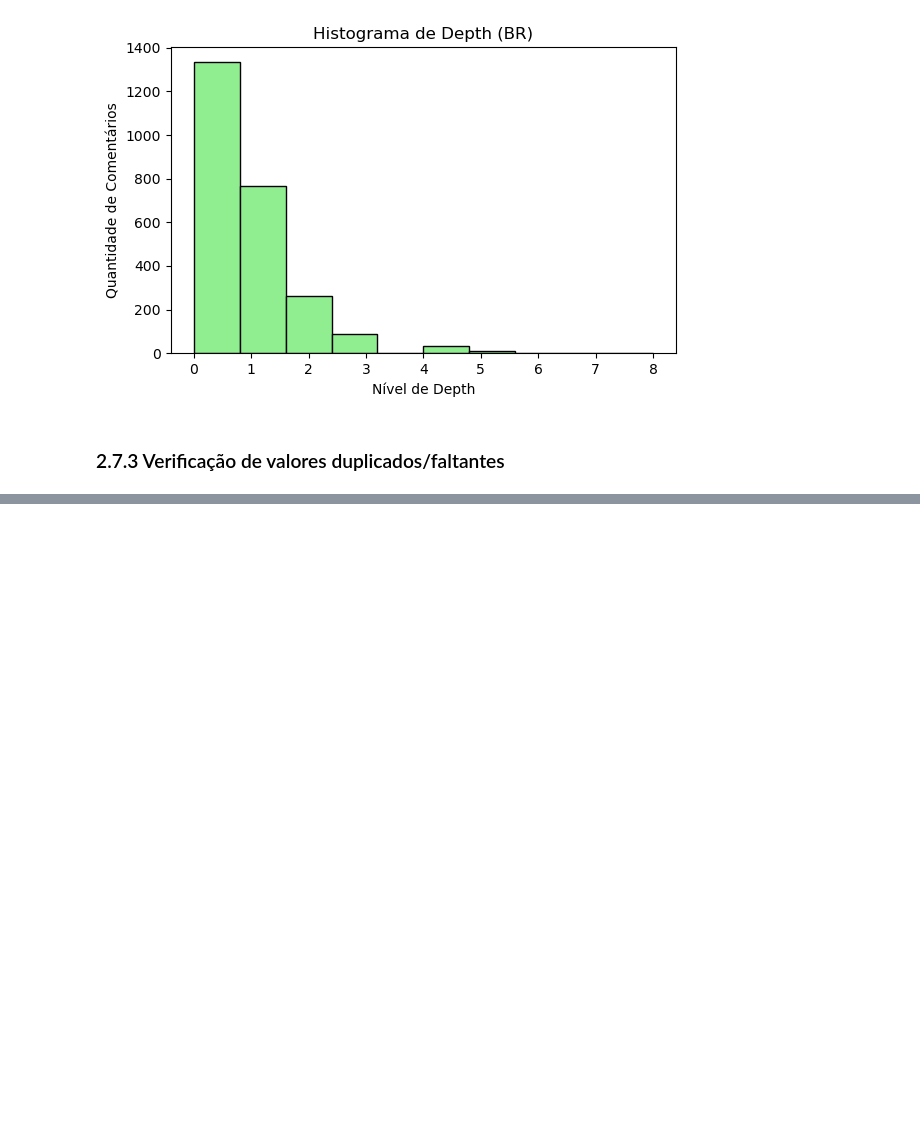
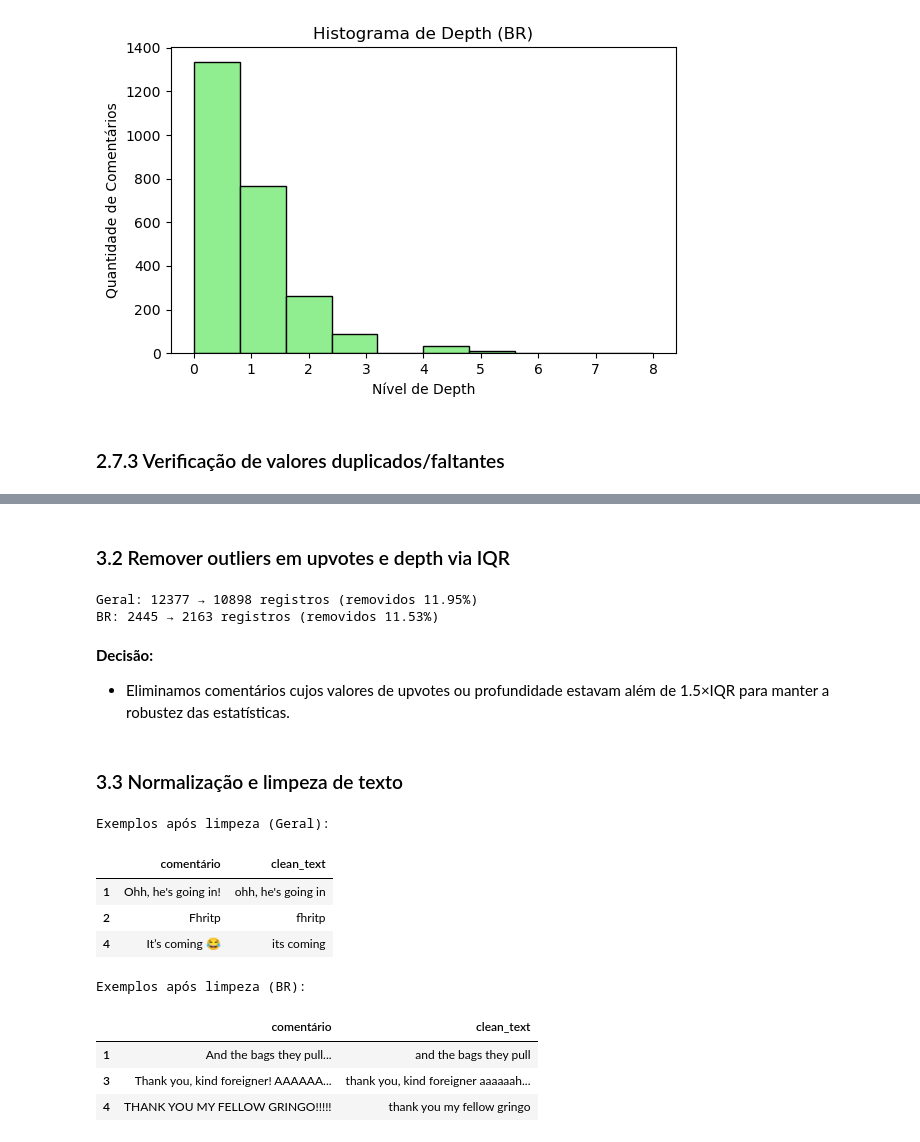
Before and after one commit to lucashsnery/Projeto-ICD, a Jupyter notebook: relatorio.ipynb, the cells around one changed output, grey strips where cells are left out. Saved outputs shown, nothing was run; the diff lists cells and outputs as text; code cells hidden in the pictures; blank space fills up the shorter version.

```diff
--- a/relatorio.ipynb
+++ b/relatorio.ipynb
@@ -228,0 +286,79 @@ Comentários sem autor: (BR): 68 de 2498 (2.7%)
+# %% [markdown]
+### 3.2 Remover outliers em upvotes e depth via IQR
+# %%
+for df in (df_all, df_br):
+    df.dropna(subset=['upvotes','depth'], inplace=True)
+
+
+def remove_outliers_iqr(df, col):
+    Q1 = df[col].quantile(0.25)
+    Q3 = df[col].quantile(0.75)
+    IQR = Q3 - Q1
+    low, high = Q1 - 1.5 * IQR, Q3 + 1.5 * IQR
+    return df[(df[col] >= low) & (df[col] <= high)]
+
+for name, df in [('Geral', df_all), ('BR', df_br)]:
+    before = len(df)
+    df_clean = remove_outliers_iqr(df, 'upvotes')
+    df_clean = remove_outliers_iqr(df_clean, 'depth')
+    after = len(df_clean)
+    print(f"{name}: {before} → {after} registros (removidos {(before-after)/before*100:.2f}%)")
+
+    if name == 'Geral':
+        df_all = df_clean.copy()
+    else:
+        df_br = df_clean.copy()
+# %% [output]
+Geral: 12377 → 10898 registros (removidos 11.95%)
+BR: 2445 → 2163 registros (removidos 11.53%)
+# %% [markdown]
+**Decisão:**
+- Eliminamos comentários cujos valores de upvotes ou profundidade estavam além de 1.5×IQR para manter a robustez das estatísticas.
+# %% [markdown]
+### 3.3 Normalização e limpeza de texto
+# %%
+stop_en = set(stopwords.words('english'))
+stop_pt = set(stopwords.words('portuguese'))
+combined_sw = stop_en.union(stop_pt)  # Alteração: usar conjunto combinado para df_all
+
+
+def clean_text(text):
+    # 1) lowercase
+    text = text.lower()
+    # 2) normalizar/remover acentos
+    text = unicodedata.normalize('NFKD', text) \
+                      .encode('ascii', 'ignore') \
+                      .decode('utf-8')
+    # 3) remover URLs, @menções e #hashtags
+    text = re.sub(r'http\S+|@\w+|#\w+', ' ', text)
+    # 4) remover links de GIFs
+    text = re.sub(r'\b\S+\.gif(?:\?\S*)?$', ' ', text)
+    # 5) remover emojis Unicode
+    text = re.sub(r'\p{Emoji_Presentation}', '', text)
+    # 6) remover exclamações e interrogações
+    text = re.sub(r'[!?]+', '', text)
+    # 7) remover reticências (duas ou mais pontos)
+    text = re.sub(r'\.{2,}', ' ', text)
+    # 8) colapsar espaços múltiplos
+    return ' '.join(text.split())
+
+# Aplicação nos DataFrames
+df_all['clean_text'] = df_all['comentário'].apply(clean_text)
+df_br ['clean_text'] = df_br ['comentário'].apply(clean_text)
+
+# Exemplos para conferência
+print("Exemplos após limpeza (Geral):")
+display(df_all[['comentário','clean_text']].head(3))
+print("Exemplos após limpeza (BR):")
+display(df_br [['comentário','clean_text']].head(3))
+# %% [output]
+Exemplos após limpeza (Geral):
+|  | comentário | clean_text |
+| 1 | Ohh, he's going in! | ohh, he's going in |
+| 2 | Fhritp | fhritp |
+| 4 | It’s coming 😂 | its coming |
+Exemplos após limpeza (BR):
+|  | comentário | clean_text |
+| 1 | And the bags they pull... | and the bags they pull |
+| 3 | Thank you, kind foreigner! AAAAAA... | thank you, kind foreigner aaaaaah... |
+| 4 | THANK YOU MY FELLOW GRINGO!!!!! | thank you my fellow gringo |
```
Also changed, not shown: parts of 31 cells of this notebook.
